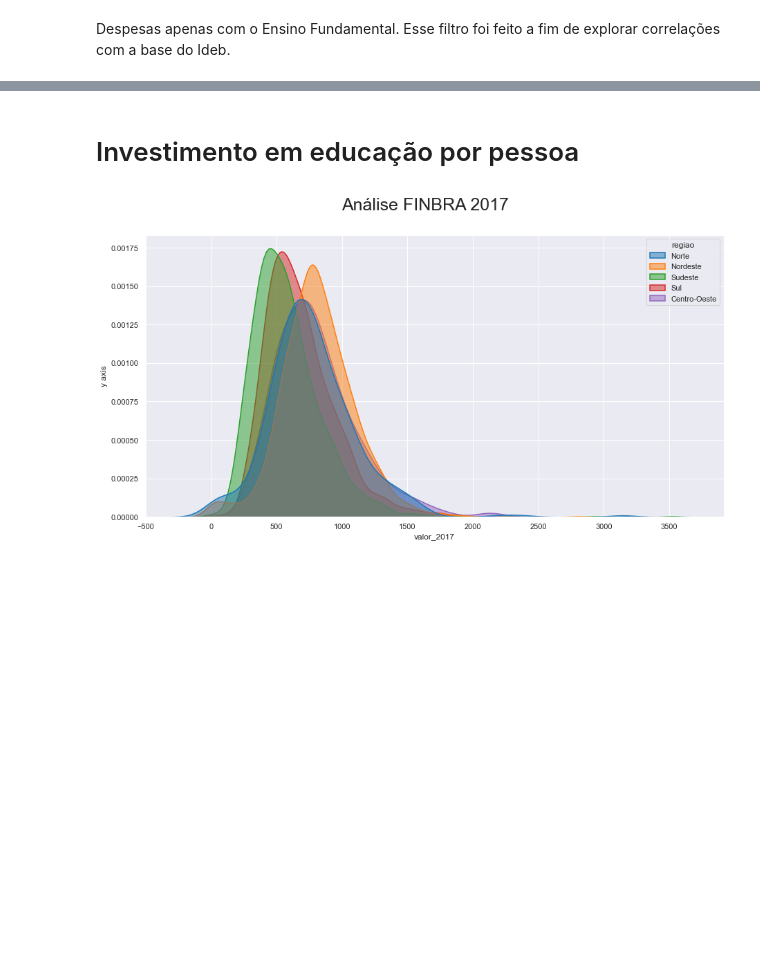
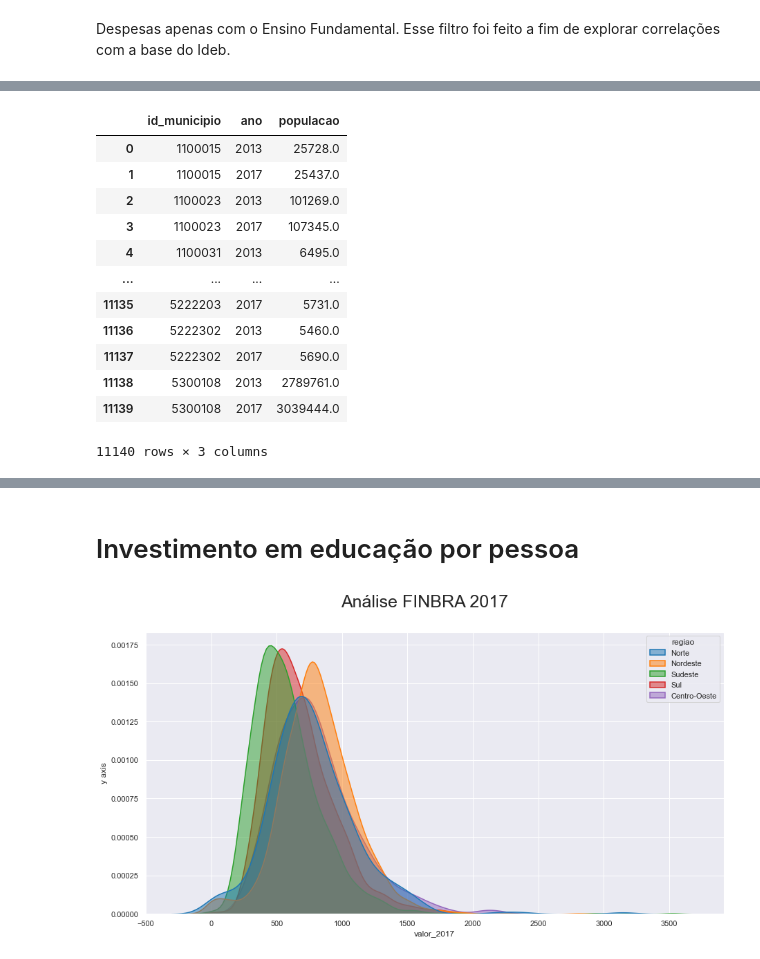
Before and after one commit to UFRJ-Analytica/odd2021, a Jupyter notebook: analises.ipynb, the cells around one changed output, grey strips where cells are left out. Saved outputs shown, nothing was run; the diff lists cells and outputs as text; code cells hidden in the pictures; blank space fills up the shorter version.

```diff
--- a/analises.ipynb
+++ b/analises.ipynb
@@ -287 +287,19 @@ despesas_fundamental.sample(5).head()
+# %%
+populacao_mun = get_data("br_ibge_populacao.municipios")
+populacao_mun = populacao_mun.loc[populacao_mun["ano"].isin([2013,2017])].sort_values(by=["id_municipio", "ano"]).reset_index(drop=True)
+populacao_mun
+# %% [output]
+|  | id_municipio | ano | populacao |
+| 0 | 1100015 | 2013 | 25728.0 |
+| 1 | 1100015 | 2017 | 25437.0 |
+| 2 | 1100023 | 2013 | 101269.0 |
+| 3 | 1100023 | 2017 | 107345.0 |
+| 4 | 1100031 | 2013 | 6495.0 |
+| ... | ... | ... | ... |
+| 11135 | 5222203 | 2017 | 5731.0 |
+| 11136 | 5222302 | 2013 | 5460.0 |
+| 11137 | 5222302 | 2017 | 5690.0 |
+| 11138 | 5300108 | 2013 | 2789761.0 |
+| 11139 | 5300108 | 2017 | 3039444.0 |
+11140 rows × 3 columns
 # %%
```
Also changed, not shown: parts of 23 cells of this notebook, 7 other files.
